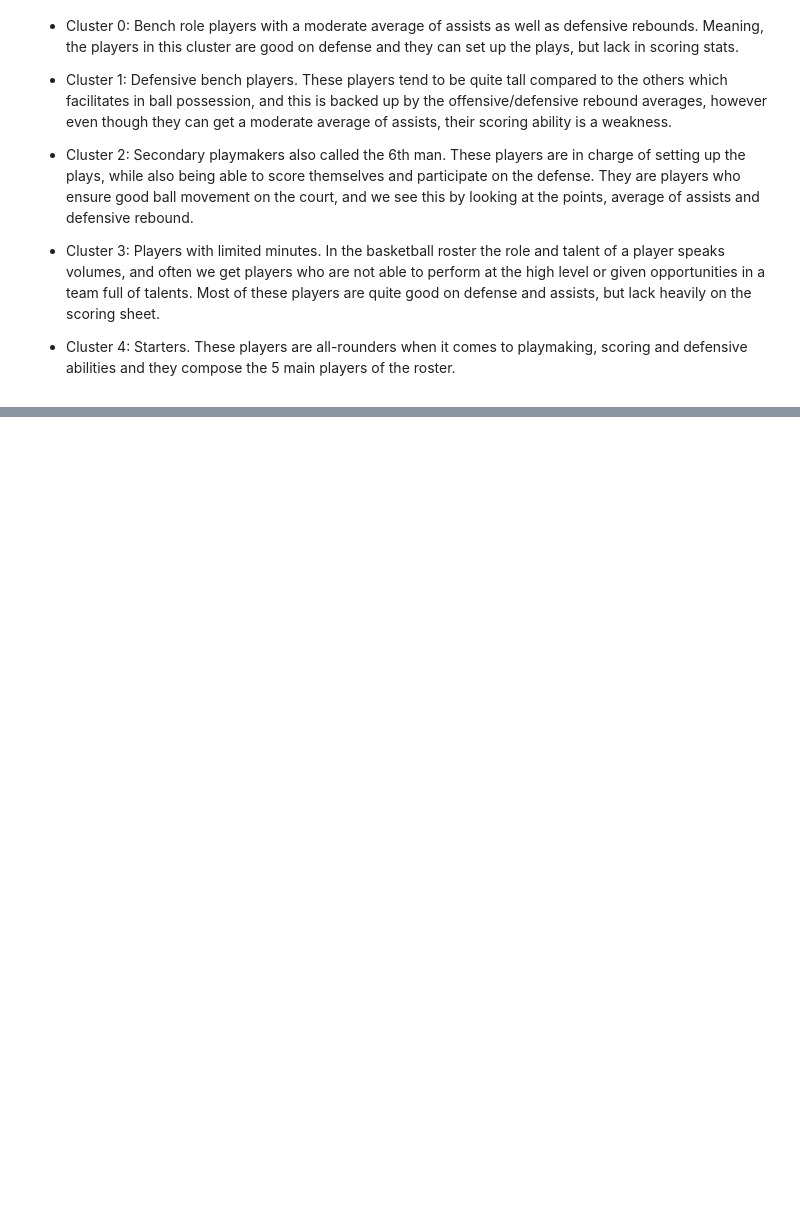
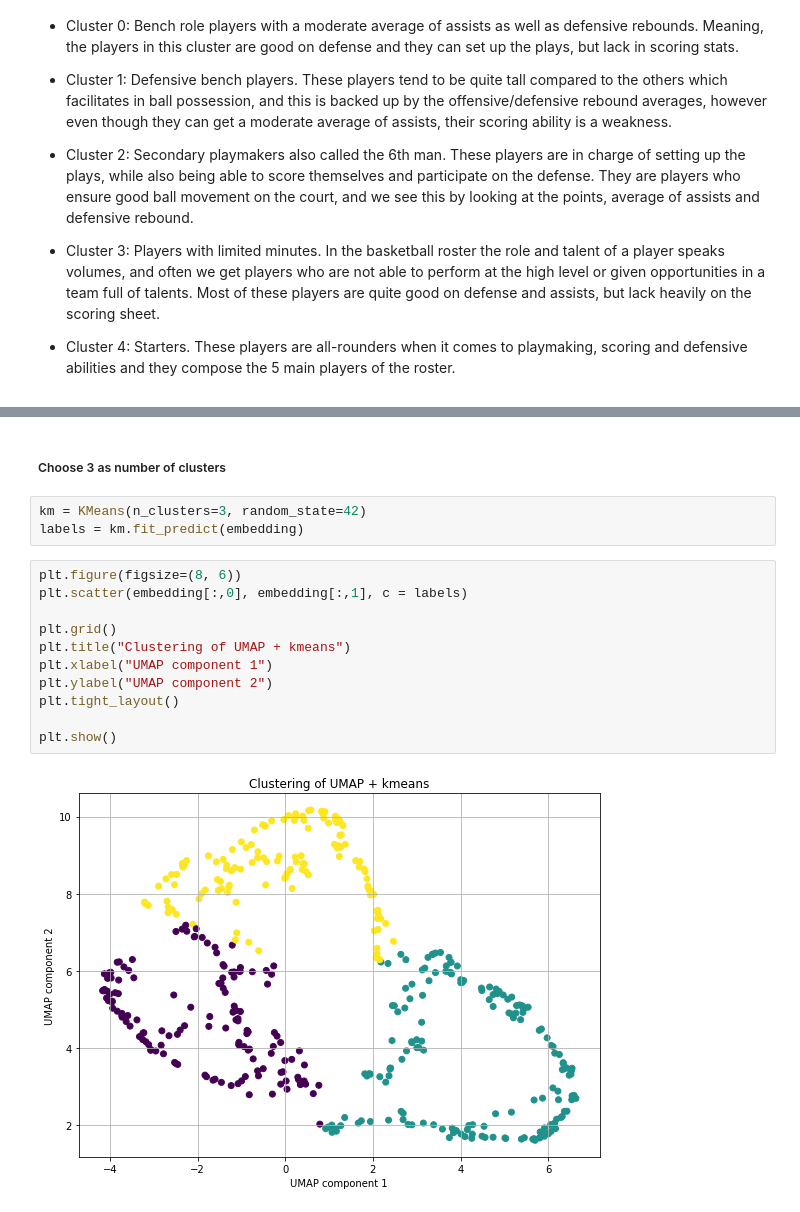
Before and after one commit to SeanMz28/IDVE_assignment2, a Jupyter notebook: assignment2.ipynb, the cells around one changed output, grey strips where cells are left out. Drawn from its saved outputs; the diff is of its cells as text; blank space fills up the shorter version.

```diff
--- a/assignment2.ipynb
+++ b/assignment2.ipynb
@@ -1079,0 +1110,18 @@ By using the table of averages above is how we were able to properly describe th
+# %% [markdown]
+##### Choose 3 as number of clusters
+# %%
+km = KMeans(n_clusters=3, random_state=42)
+labels = km.fit_predict(embedding)
+# %%
+plt.figure(figsize=(8, 6))
+plt.scatter(embedding[:,0], embedding[:,1], c = labels)
+
+plt.grid()
+plt.title("Clustering of UMAP + kmeans")
+plt.xlabel("UMAP component 1")
+plt.ylabel("UMAP component 2")
+plt.tight_layout()
+
+plt.show()
+# %% [output]
+[figure, added]
```
Also changed, not shown: parts of 7 cells of this notebook.
